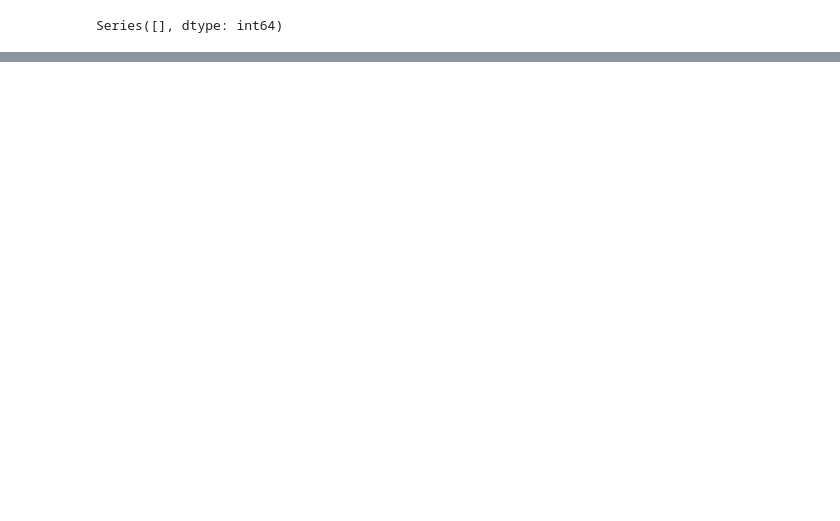
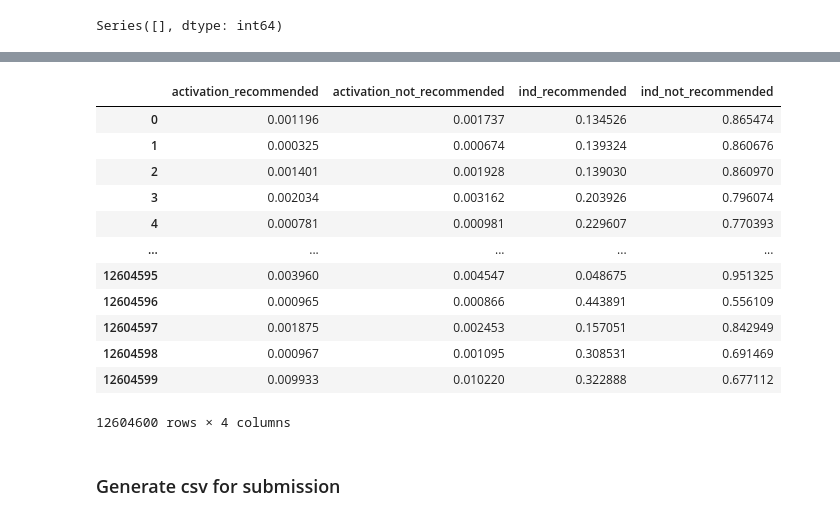
Before and after one commit to htuttttt/AMEX-AI-Hackathon, a Jupyter notebook: pipeline.ipynb, the cells around one changed output, grey strips where cells are left out. Cells and saved outputs as stored; diff of their text form; code cells hidden in the pictures; blank space fills up the shorter version.

Commit message:
feat: add round 1 submission pipeline

```diff
--- a/pipeline.ipynb
+++ b/pipeline.ipynb
@@ -391,0 +596,10 @@ with open("scores.txt", "w+") as f:
+# %%
+# Load the eval dataset
+
+load_dotenv()
+
+EVAL_DATA = os.environ.get("EVAL_DATA")
+
+eval_df = pd.read_csv(EVAL_DATA)
+
+eval_df.head()
@@ -391,0 +614,30 @@ with open("scores.txt", "w+") as f:
+# %%
+# Only include features used in model training
+
+features_eval = filtered_df.columns.to_list()
+# features_eval = list(
+#     set().union(filtered_ind_reco_features, filtered_activation_features)
+# )
+
+# assert len(features_eval) == 30
+
+# Remove ind_recommended and activation from columns to keep
+if "ind_recommended" in features_eval:
+    features_eval.remove("ind_recommended")
+if "activation" in features_eval:
+    features_eval.remove("activation")
+
+eval_df = eval_df.loc[:, features_eval]
+
+# Impute null values with mean
+
+eval_imputed = eval_df.fillna(eval_df.mean())
+
+# Verify that none of the remaining features have any NULL/NaN values left after imputation
+
+eval_imputed_null_counts = eval_imputed.isnull().sum()
+
+# Filter the columns to include only those with null values
+eval_imputed_null_columns = eval_imputed_null_counts[eval_imputed_null_counts > 0]
+
+eval_imputed_null_columns
@@ -391,0 +897,20 @@ with open("scores.txt", "w+") as f:
+# %%
+test_features = ["activation_recommended", "activation_not_recommended", "ind_recommended", "ind_not_recommended"]
+
+X_eval[test_features]
+# %% [output]
+|  | activation_recommended | activation_not_recommended | ind_recommended | ind_not_recommended |
+| 0 | 0.001196 | 0.001737 | 0.134526 | 0.865474 |
+| 1 | 0.000325 | 0.000674 | 0.139324 | 0.860676 |
+| 2 | 0.001401 | 0.001928 | 0.139030 | 0.860970 |
+| 3 | 0.002034 | 0.003162 | 0.203926 | 0.796074 |
+| 4 | 0.000781 | 0.000981 | 0.229607 | 0.770393 |
+| ... | ... | ... | ... | ... |
+| 12604595 | 0.003960 | 0.004547 | 0.048675 | 0.951325 |
+| 12604596 | 0.000965 | 0.000866 | 0.443891 | 0.556109 |
+| 12604597 | 0.001875 | 0.002453 | 0.157051 | 0.842949 |
+| 12604598 | 0.000967 | 0.001095 | 0.308531 | 0.691469 |
+| 12604599 | 0.009933 | 0.010220 | 0.322888 | 0.677112 |
+12604600 rows × 4 columns
+# %% [markdown]
+### Generate csv for submission
```
Also changed, not shown: parts of 66 cells of this notebook, 3 other files.
